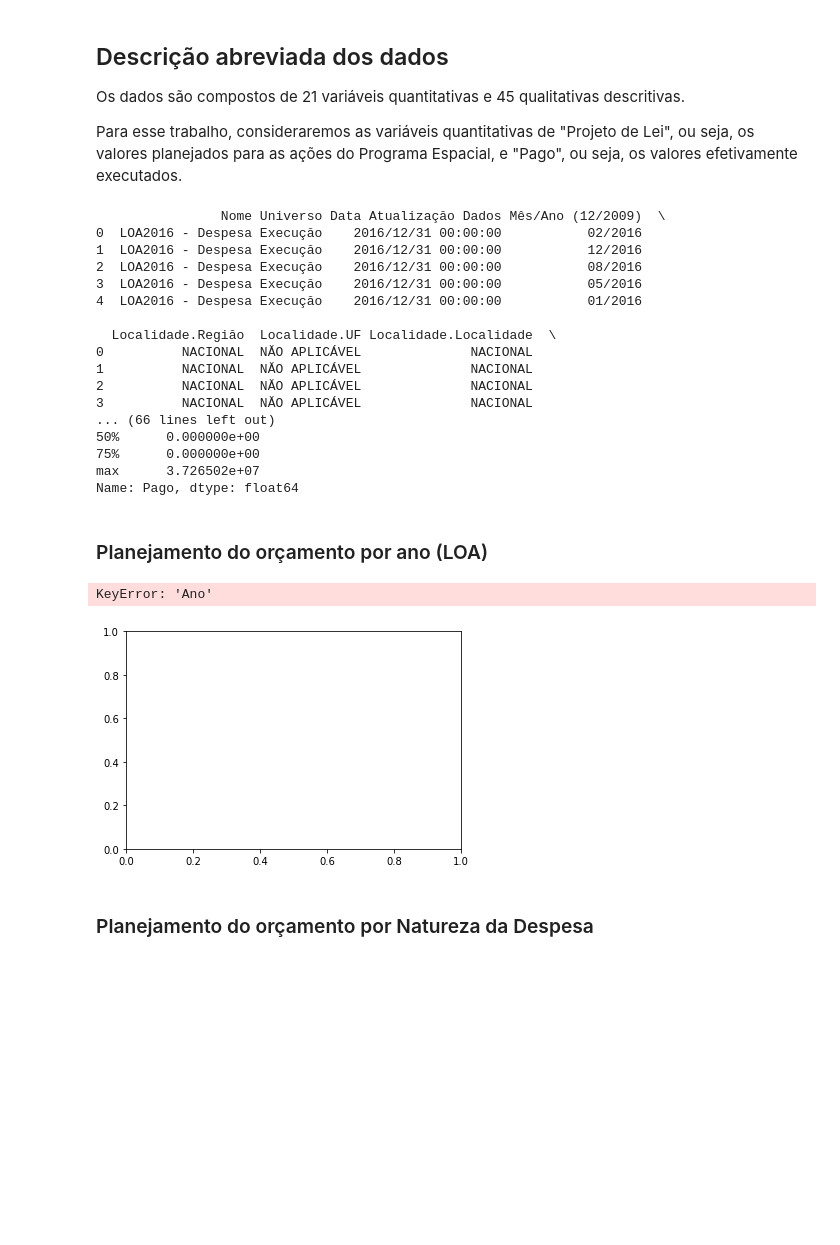
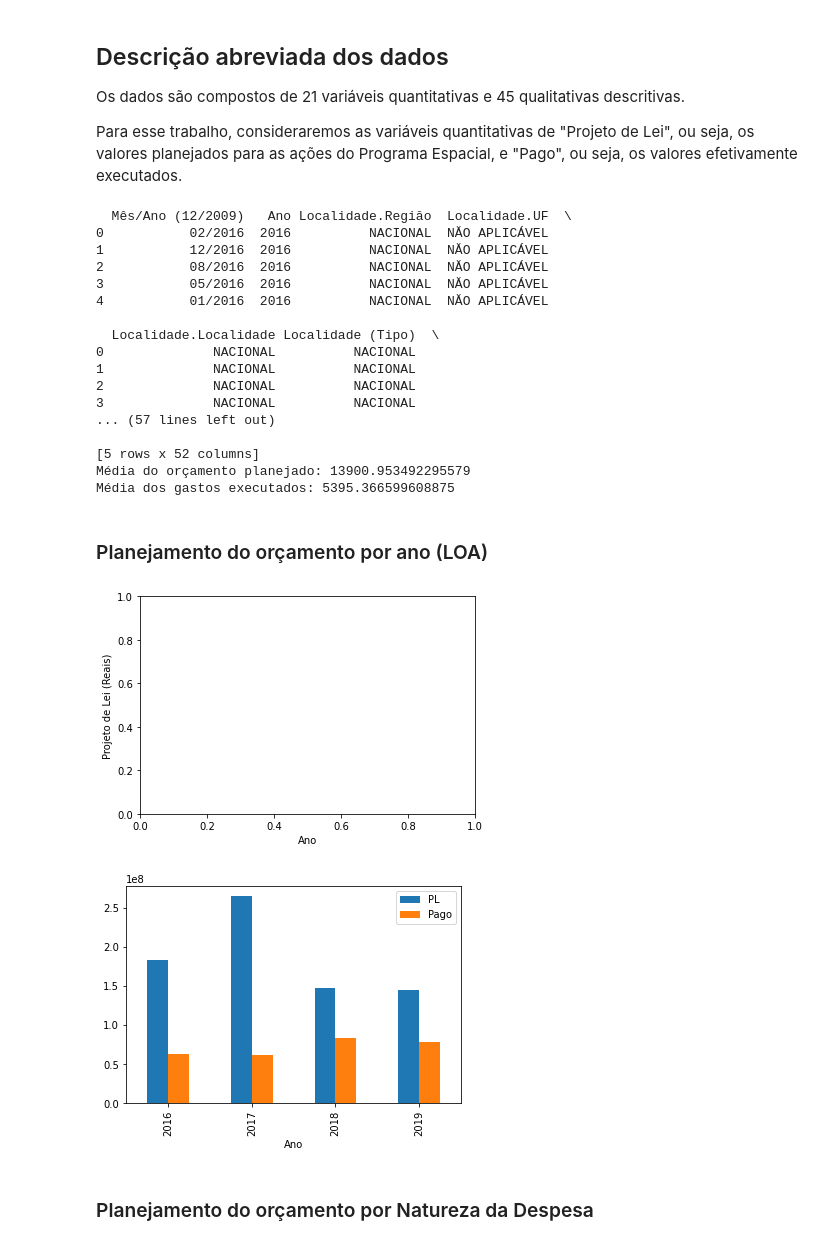
Before and after one commit to zabife/enap_ecap_d6, a Jupyter notebook: 05667386437_trabalho_final.ipynb, the cells around one changed output. Drawn from its saved outputs; the diff is of its cells as text; code cells hidden in the pictures; blank space fills up the shorter version.

```diff
--- a/05667386437_trabalho_final.ipynb
+++ b/05667386437_trabalho_final.ipynb
@@ -71,37 +71,37 @@ Os dados são compostos de 21 variáveis quantitativas e 45 qualitativas descrit
 Para esse trabalho, consideraremos as variáveis quantitativas de "Projeto de Lei", ou seja, os valores planejados para as ações do Programa Espacial, e "Pago", ou seja, os valores efetivamente executados.
 # %%
 print(dados.head())
-print(dados["PL"].describe())
-print(dados["Pago"].describe())
+print("Média do orçamento planejado:", dados["PL"].mean())
+print("Média dos gastos executados:", dados["Pago"].mean())
 # %% [output]
-                Nome Universo Data Atualizaçăo Dados Mês/Ano (12/2009)  \
-0  LOA2016 - Despesa Execuçăo    2016/12/31 00:00:00           02/2016
-1  LOA2016 - Despesa Execuçăo    2016/12/31 00:00:00           12/2016
-2  LOA2016 - Despesa Execuçăo    2016/12/31 00:00:00           08/2016
-3  LOA2016 - Despesa Execuçăo    2016/12/31 00:00:00           05/2016
-4  LOA2016 - Despesa Execuçăo    2016/12/31 00:00:00           01/2016
+  Mês/Ano (12/2009)   Ano Localidade.Regiăo  Localidade.UF  \
+0           02/2016  2016          NACIONAL  NĂO APLICÁVEL
+1           12/2016  2016          NACIONAL  NĂO APLICÁVEL
+2           08/2016  2016          NACIONAL  NĂO APLICÁVEL
+3           05/2016  2016          NACIONAL  NĂO APLICÁVEL
+4           01/2016  2016          NACIONAL  NĂO APLICÁVEL
 
-  Localidade.Regiăo  Localidade.UF Localidade.Localidade  \
-0          NACIONAL  NĂO APLICÁVEL              NACIONAL
-1          NACIONAL  NĂO APLICÁVEL              NACIONAL
-2          NACIONAL  NĂO APLICÁVEL              NACIONAL
-3          NACIONAL  NĂO APLICÁVEL              NACIONAL
-... (66 lines left out)
-50%      0.000000e+00
-75%      0.000000e+00
-max      3.726502e+07
-Name: Pago, dtype: float64
+  Localidade.Localidade Localidade (Tipo)  \
+0              NACIONAL          NACIONAL
+1              NACIONAL          NACIONAL
+2              NACIONAL          NACIONAL
+3              NACIONAL          NACIONAL
+... (57 lines left out)
+
+[5 rows x 52 columns]
+Média do orçamento planejado: 13900.953492295579
+Média dos gastos executados: 5395.366599608875
 # %% [markdown]
 ### Planejamento do orçamento por ano (LOA)
 # %%
 fig , ax = plt.subplots()
-dados.groupby("Ano")["PL"].sum().plot.bar()
+dados.groupby("Ano")[["PL", "Pago"]].sum().plot.bar()
 ax.set_ylabel("Projeto de Lei (Reais)")
 ax.set_xlabel("Ano")
 plt.show()
 # %% [output]
-KeyError: 'Ano'
-[figure, old version]
+[figure, new version]
+[figure, added]
 # %% [markdown]
 ### Planejamento do orçamento por Natureza da Despesa
 # %%
```
Also changed, not shown: parts of 11 cells of this notebook.
